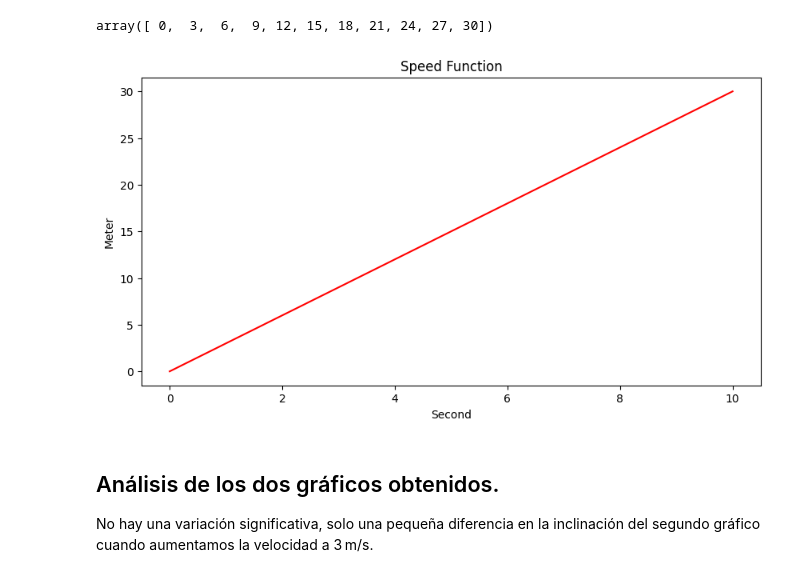
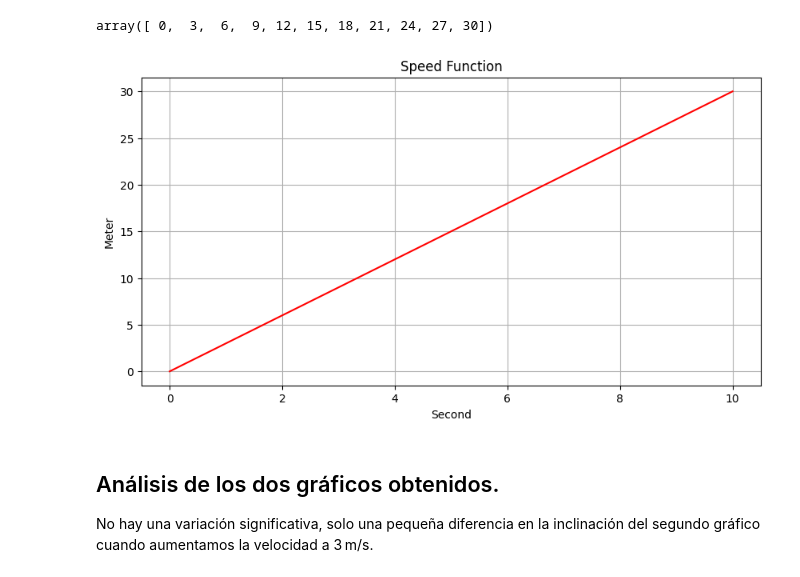
Before and after one commit to 4GeeksAcademy/Antonio27M-proyectodevisualizacion, a Jupyter notebook: notebook/03-project-visualization.ipynb, the cells around one changed output. Cells and saved outputs as stored; diff of their text form; code cells hidden in the pictures.

```diff
--- a/notebook/03-project-visualization.ipynb
+++ b/notebook/03-project-visualization.ipynb
@@ -55,13 +56,14 @@ array([ 0,  3,  6,  9, 12, 15, 18, 21, 24, 27, 30])
 # %%
 
 plt.figure(figsize=(10, 5))
-plt.plot(distance, color='Red')
+plt.plot(seconds, distance, color='Red')
 plt.xlabel('Second')
 plt.ylabel('Meter')
+plt.grid(True)
 plt.title("Speed Function")
 plt.show()
 # %% [output]
-[figure, old version]
+[figure, new version]
 # %% [markdown]
 ## Análisis de los dos gráficos obtenidos.
 
```
Also changed, not shown: parts of 15 cells of this notebook.
